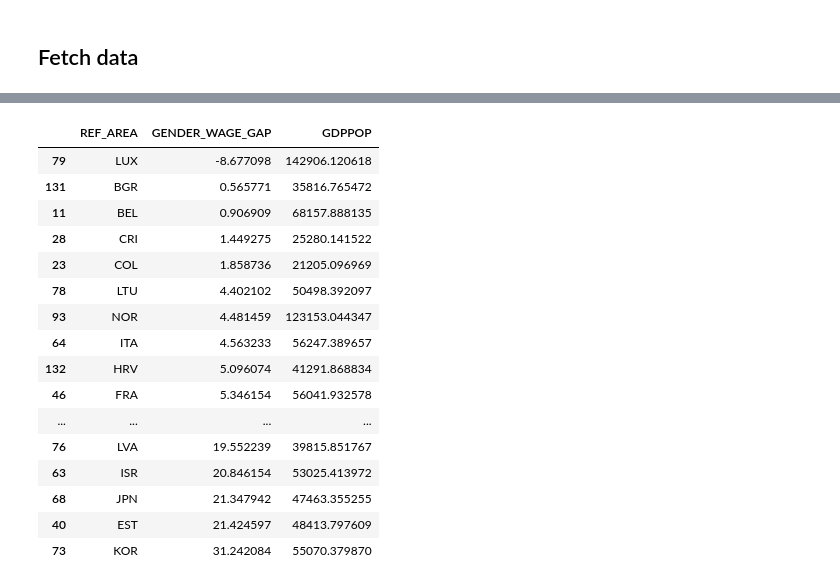
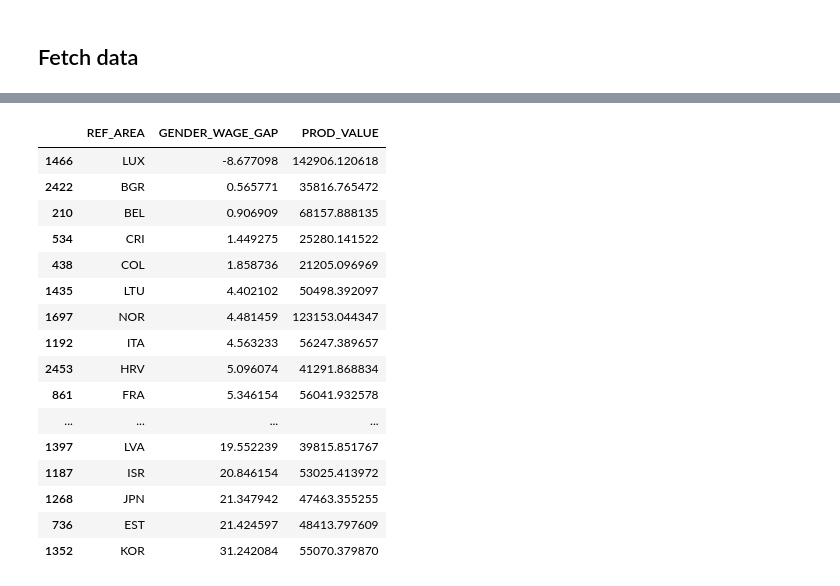
Before and after one commit to OsKaR31415/analyse_de_donnees_projet_1, a Jupyter notebook: report.ipynb, the cells around one changed output, grey strips where cells are left out. Cells and saved outputs as stored; diff of their text form; code cells hidden in the pictures.

```diff
--- a/report.ipynb
+++ b/report.ipynb
@@ -162,0 +117,6 @@ Name: BASE_PER, dtype: float64
+# %%
+
+DATA = GENDER_WAGE_GAP.merge(PRODUCTIVITY,
+                             how='inner',
+                             on=['TIME_PERIOD', 'REF_AREA'])
+display(DATA)
@@ -163,35 +139,39 @@ Name: BASE_PER, dtype: float64
 # %%
 #| label: plot-gender-wage-gap-vs-gdppop
-data_plot = GENDER_WAGE_GAP.merge(GDPPOP,
-                                  how='inner',
-                                  on=['TIME_PERIOD', 'REF_AREA'])
-df_2022 = data_plot[data_plot['TIME_PERIOD'] == 2022]
-
-#fig, ax = plt.subplots(figsize=(12, 7))
-#sns.scatterplot(data=df_2022, x='GDPPOP', y='GENDER_WAGE_GAP', s=100, ax=ax)
-
+df_2022 = DATA[
+    (DATA.TIME_PERIOD == 2022) &
+    (DATA.PROD_MEASURE == 'GDPPOP') &
+    (DATA.PROD_UNIT == 'USD_PPP_PS') &
+    (DATA.PRICE_BASE == 'V')
+    ]
 
 fig = px.scatter(
     df_2022,
-    x="GDPPOP",
+    x="PROD_VALUE",
     y="GENDER_WAGE_GAP",
     text="REF_AREA",
     trendline="ols",
-    title="Gender Wage Gap vs. GDP per Capita (2022)",
+    title="Gender wage gap vs. GDP per capita (2022)",
     labels={
-        "GDPPOP": "GDP per Capita (USD PPP)",
-        "GENDER_WAGE_GAP": "Gender Wage Gap (%)"
-    }
+        "GDPPOP": "gdp per capita (usd ppp)",
+        "GENDER_WAGE_GAP": "gender wage gap (%)"
+    },
+    template="plotly_white",
 )
 
 fig.update_traces(
     textposition="top center",
-    marker=dict(size=10)
+    marker=dict(size=10,
+                color="#209BCF",
+                line=dict(width=0.5,
+                          color='white')),
 )
 
 fig.update_layout(
     width=1200,
-    height=700
+    height=700,
+    font_color="black",
+    title_font_weight="bold",
 )
 
 fig.show()
@@ -200,21 +180,21 @@ fig.show()
 # %%
-#| label: raw-gwgvsgdppop-ordby-gwg
-display(df_2022[['REF_AREA', 'GENDER_WAGE_GAP', 'GDPPOP']].sort_values('GENDER_WAGE_GAP'))
+#|label: raw-ordby-gwg
+display(df_2022[['REF_AREA', 'GENDER_WAGE_GAP', 'PROD_VALUE']].sort_values('GENDER_WAGE_GAP'))
 # %% [output]
-|  | REF_AREA | GENDER_WAGE_GAP | GDPPOP |
-| 79 | LUX | -8.677098 | 142906.120618 |
-| 131 | BGR | 0.565771 | 35816.765472 |
-| 11 | BEL | 0.906909 | 68157.888135 |
-| 28 | CRI | 1.449275 | 25280.141522 |
-| 23 | COL | 1.858736 | 21205.096969 |
-| 78 | LTU | 4.402102 | 50498.392097 |
-| 93 | NOR | 4.481459 | 123153.044347 |
-| 64 | ITA | 4.563233 | 56247.389657 |
-| 132 | HRV | 5.096074 | 41291.868834 |
-| 46 | FRA | 5.346154 | 56041.932578 |
+|  | REF_AREA | GENDER_WAGE_GAP | PROD_VALUE |
+| 1466 | LUX | -8.677098 | 142906.120618 |
+| 2422 | BGR | 0.565771 | 35816.765472 |
+| 210 | BEL | 0.906909 | 68157.888135 |
+| 534 | CRI | 1.449275 | 25280.141522 |
+| 438 | COL | 1.858736 | 21205.096969 |
+| 1435 | LTU | 4.402102 | 50498.392097 |
+| 1697 | NOR | 4.481459 | 123153.044347 |
+| 1192 | ITA | 4.563233 | 56247.389657 |
+| 2453 | HRV | 5.096074 | 41291.868834 |
+| 861 | FRA | 5.346154 | 56041.932578 |
 | ... | ... | ... | ... |
-| 76 | LVA | 19.552239 | 39815.851767 |
-| 63 | ISR | 20.846154 | 53025.413972 |
-| 68 | JPN | 21.347942 | 47463.355255 |
-| 40 | EST | 21.424597 | 48413.797609 |
-| 73 | KOR | 31.242084 | 55070.379870 |
+| 1397 | LVA | 19.552239 | 39815.851767 |
+| 1187 | ISR | 20.846154 | 53025.413972 |
+| 1268 | JPN | 21.347942 | 47463.355255 |
+| 736 | EST | 21.424597 | 48413.797609 |
+| 1352 | KOR | 31.242084 | 55070.379870 |
```
Also changed, not shown: parts of 15 cells of this notebook.
